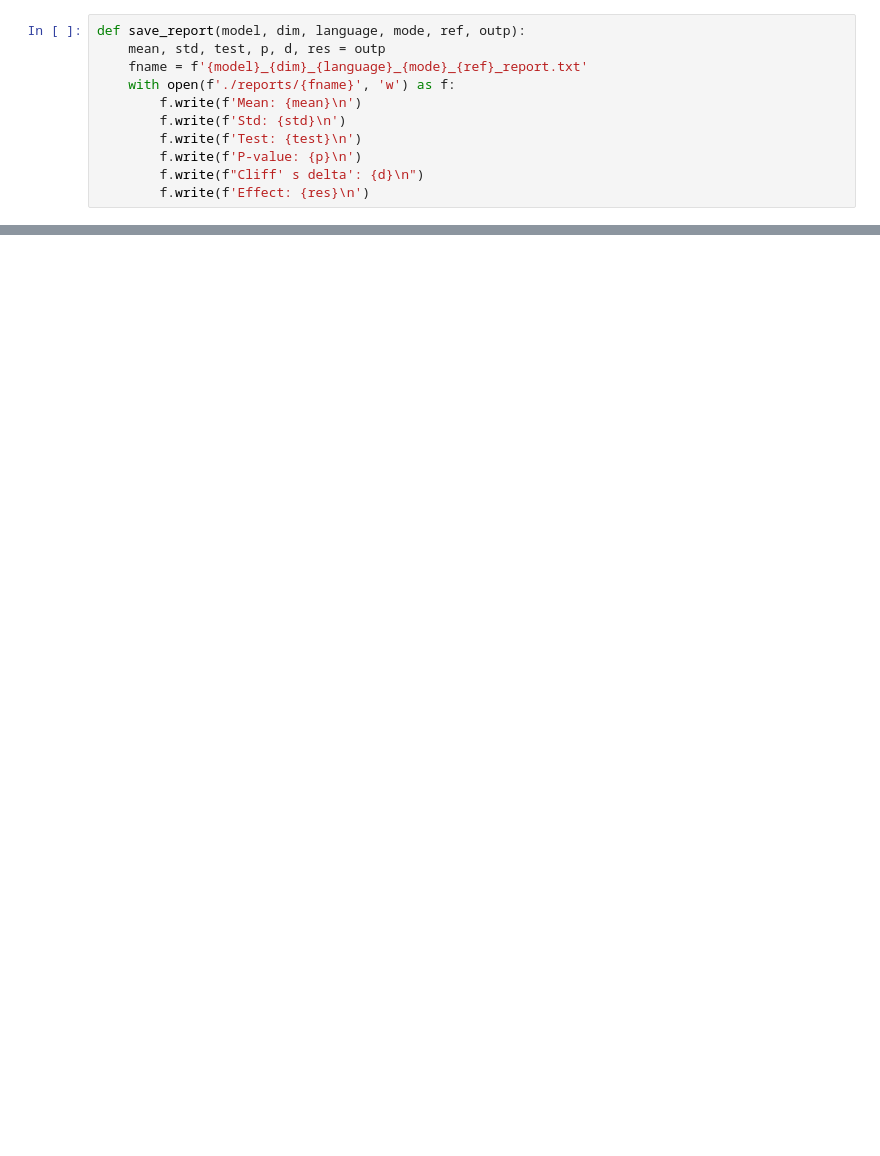
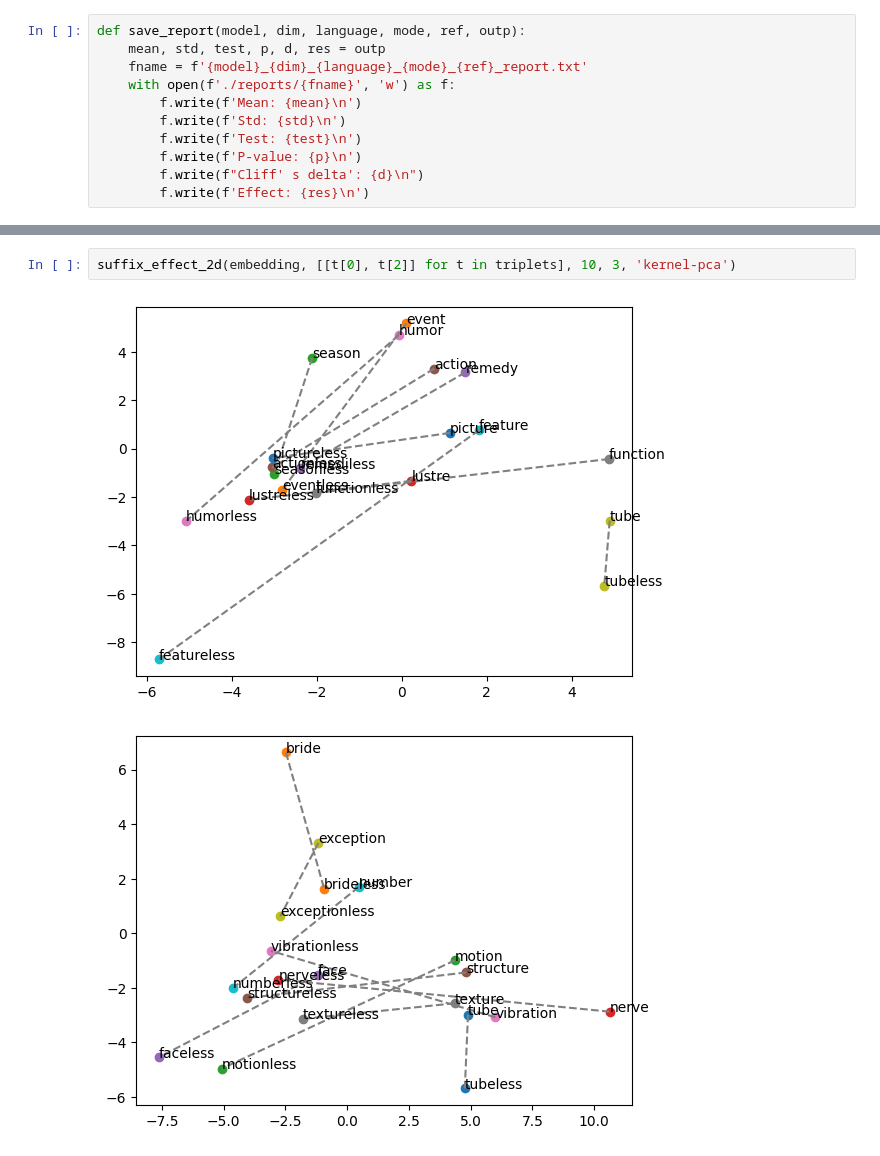
Before and after one commit to AdeleMortier/achla_embedding_no_jutsu, a Jupyter notebook: testing.ipynb, the cells around one changed output, grey strips where cells are left out. Cells and saved outputs as stored; diff of their text form; blank space fills up the shorter version.

```diff
--- a/testing.ipynb
+++ b/testing.ipynb
@@ -185,0 +211,5 @@ save_report(model, dim, language, mode, ref, outp)
+# %%
+suffix_effect_2d(embedding, [[t[0], t[2]] for t in triplets], 10, 3, 'kernel-pca')
+# %% [output]
+[figure, added]
+[figure, added]
```
Also changed, not shown: parts of 15 cells of this notebook, 8 other files.
